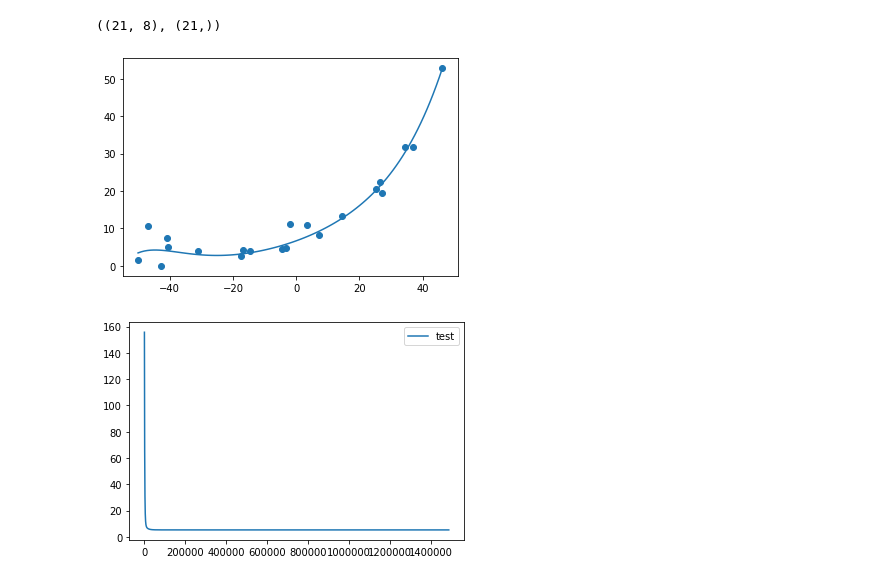
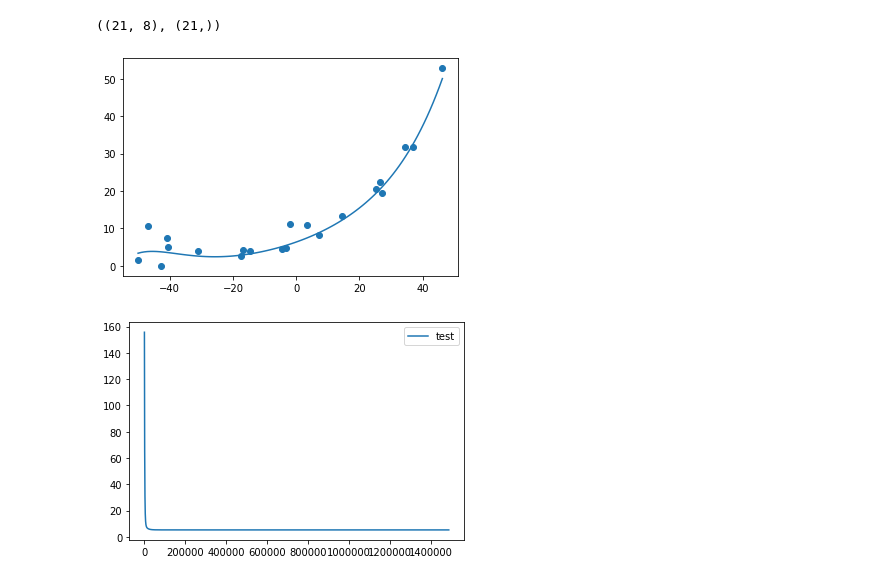
Before and after one commit to ByMyTry/MO_3sem, a Jupyter notebook: laba3/laba3.ipynb, the cells around one changed output. Drawn from its saved outputs; the diff is of its cells as text; code cells hidden in the pictures.

```diff
--- a/laba3/laba3.ipynb
+++ b/laba3/laba3.ipynb
@@ -168,7 +132,7 @@ lreg_l2_val.fit(Xval, yval)
 def plot_learning_curve(model, samples_per_iter, label):
     history = np.array(model.history)
     iterations, losses = history[:, 0], history[:, 1]
-    plt.plot(iterations * samples_per_iter, losses, label=label)
+    return plt.plot(iterations * samples_per_iter, losses, label=label)
 # %%
 plot_learning_curve(lreg_l2, X.shape[0], label='train')
 plot_learning_curve(lreg_l2_val, Xval.shape[0], label='validation')
@@ -206,9 +167,9 @@ lreg_l2.fit(Xp_norm, y, max_iters=100_000)
 # %% [markdown]
 #### 10) Постройте график модели, совмещенный с обучающей выборкой, а также график процесса обучения. Какой вывод можно сделать в данном случае?
 # %%
-plt.scatter(X, y)
-x = np.linspace(X.min(), X.max(), 100).reshape((-1, 1))
-xp = generate_polinome_features(x, degree=8)
-xp_norm = sc.transform(xp)
-plt.plot(x, lreg_l2.predict(xp_norm))
-plt.show()
+def plot_model(model, X, y, scaler):
+    plt.scatter(X, y)
+    x = np.linspace(X.min(), X.max(), 100).reshape((-1, 1))
+    xp = generate_polinome_features(x, degree=8)
+    xp_norm = scaler.transform(xp)
+    return plt.plot(x, model.predict(xp_norm))
@@ -317,15 +276,11 @@ test_loss
 Xp_test_norm.shape, ytest.shape
 # %% [output]
 ((21, 8), (21,))
-# %%
-plt.scatter(Xtest.flatten(), ytest)
-x = np.linspace(Xtest.min(), Xtest.max(), 100).reshape((-1, 1))
-xp = generate_polinome_features(x, degree=8)
-xp_norm = sc.transform(xp)
-plt.plot(x, lreg_l2.predict(xp_norm))
-plt.show()
-# %% [output]
-[figure, removed]
+# %%
+plot_model(lreg_l2, Xtest, ytest, sc1)
+plt.show()
+# %% [output]
+[figure, added]
 # %%
 plot_learning_curve(lreg_l2, Xtest.shape[0], label='test')
 plt.legend()
```
Also changed, not shown: parts of 10 cells of this notebook.
